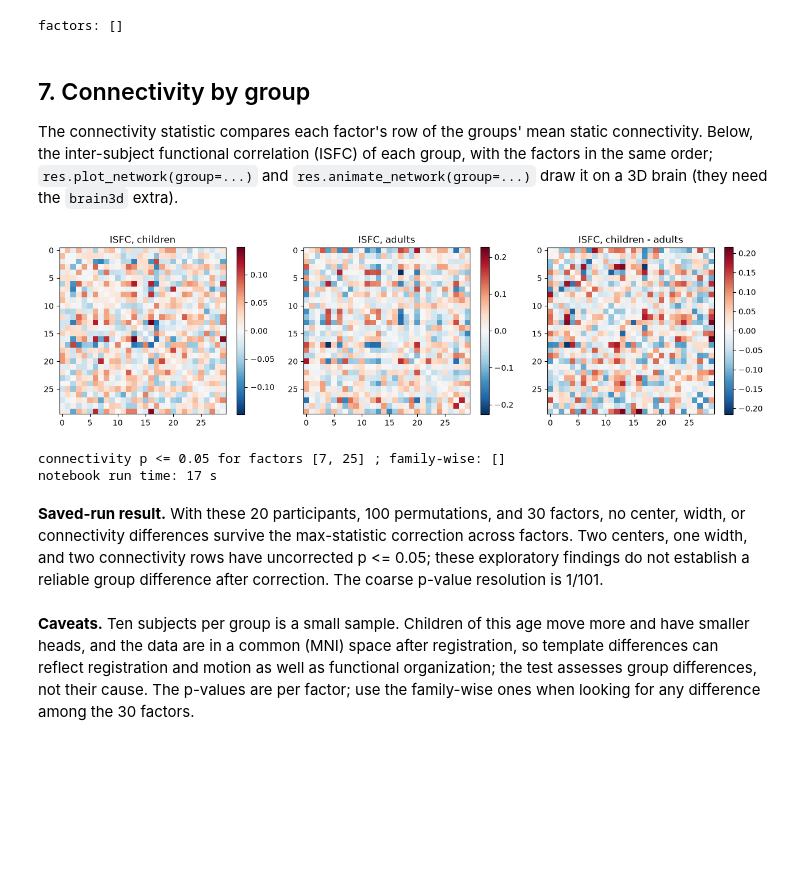
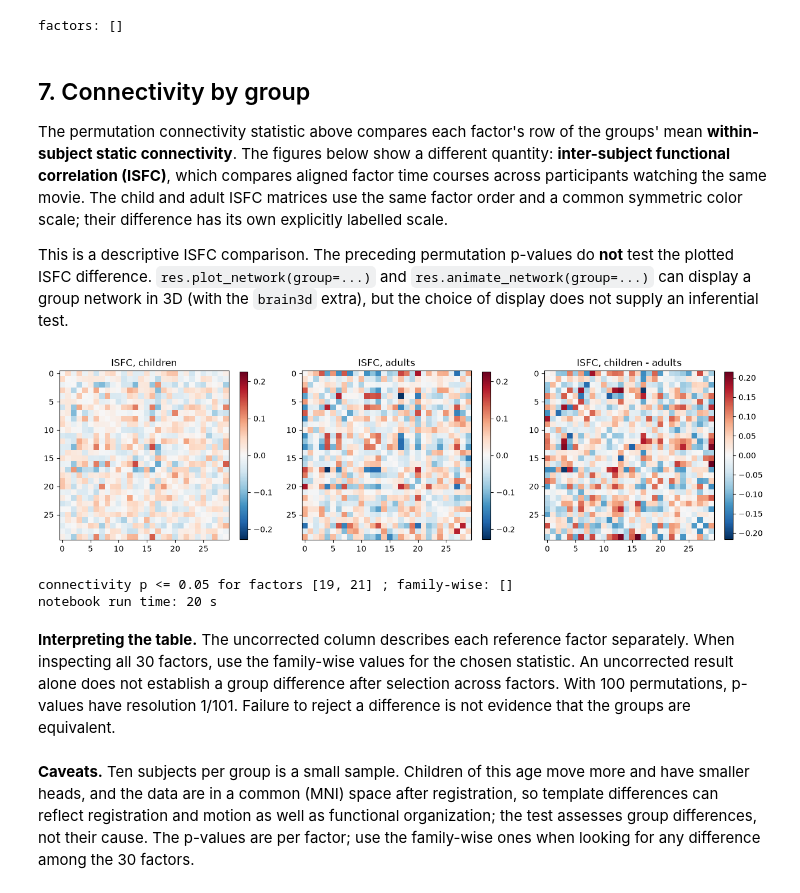
Before and after one commit to ContextLab/htfa, a Jupyter notebook: docs/tutorials/13_group_hierarchy.ipynb, the cells around one changed output. Drawn from its saved outputs; the diff is of its cells as text; code cells hidden in the pictures; blank space fills up the shorter version.

```diff
--- a/docs/tutorials/13_group_hierarchy.ipynb
+++ b/docs/tutorials/13_group_hierarchy.ipynb
@@ -301,6 +312,11 @@ Rs = [both.coords[i] for i in kids] + list(adults.coords)
 ids = [both.subject_ids[i] for i in kids] + list(adults.subject_ids)
 labels = ["child"] * len(kids) + ["adult"] * len(adults.data)
 ages = [float(both.phenotypic["Age"][i]) for i in kids] + list(adults.phenotypic["Age"])
+# Keep a reproducible participant order for the permutation reference.
+order = np.argsort(ids)
+Xs, Rs, ids, labels, ages = (
+    [values[i] for i in order] for values in (Xs, Rs, ids, labels, ages)
+)
 print(
     "children:",
     ids[:10],
@@ -342,10 +358,9 @@ else:
     model.converged_reason_ = str(fit["converged_reason"])
     fit_seconds = float(fit["fit_seconds"])
 res = htfa.HTFAResults(model, htfa.load(Xs, coords=Rs))
-print(
-    f"fit time: {fit_seconds:.0f} s; {model.n_iter_} global iterations "
-    f"({model.converged_reason_})"
-)
+if REFIT:
+    print(f"fit time: {fit_seconds:.0f} s")
+print(f"{model.n_iter_} global iterations ({model.converged_reason_})")
 print(
     "groups:",
     model.group_keys_,
@@ -374,7 +390,7 @@ disp = plotting.plot_connectome(
     node_color="black",
     node_size=25,
     figure=fig,
-    title="global (black), children, adults",
+    title="global (black), children (orange), adults (blue)",
     colorbar=False,
 )
 for g, col in colors.items():
@@ -430,6 +446,9 @@ else:
     if not REFIT:
         assert str(saved["fit_sha256"]) == htfa.datasets.TUTORIAL_FITS[NAME][1]
     test = GroupTest.from_arrays(saved)
+    assert test.reference_centers.shape == (model.K, Rs[0].shape[1])
+    assert np.isfinite(test.reference_centers).all()
+    assert np.array_equal(np.sort(test.reference_indices), np.arange(model.K))
     print(
         f"saved null: htfa.datasets.fetch_tutorial_fit({NULL_NAME!r}), SHA-256 checked"
     )
@@ -512,47 +531,47 @@ factors: []
 # %% [markdown]
 ## 7. Connectivity by group
 
-The connectivity statistic compares each factor's row of the groups' mean static connectivity. Below, the inter-subject functional correlation (ISFC) of each group, with the factors in the same order; `res.plot_network(group=...)` and `res.animate_network(group=...)` draw it on a 3D brain (they need the `brain3d` extra).
+The permutation connectivity statistic above compares each factor's row of the groups' mean **within-subject static connectivity**. The figures below show a different quantity: **inter-subject functional correlation (ISFC)**, which compares aligned factor time courses across participants watching the same movie. The child and adult ISFC matrices use the same factor order and a common symmetric color scale; their difference has its own explicitly labelled scale.
+
+This is a descriptive ISFC comparison. The preceding permutation p-values do **not** test the plotted ISFC difference. `res.plot_network(group=...)` and `res.animate_network(group=...)` can display a group network in 3D (with the `brain3d` extra), but the choice of display does not supply an inferential test.
 # %%
 isfc = {
     g: htfa.isfc([res.weights[s] for s in res.group_subjects(g)])
     for g in ("child", "adult")
 }
+off_diagonal = ~np.eye(model.K, dtype=bool)
+shared_limit = max(np.abs(m[off_diagonal]).max() for m in isfc.values())
 fig, axes = plt.subplots(1, 3, figsize=(13, 4))
 for ax, (title, m) in zip(
     axes,
     [
         ("children", isfc["child"]),
         ("adults", isfc["adult"]),
         ("children - adults", isfc["child"] - isfc["adult"]),
     ],
     strict=True,
 ):
     m = m.copy()
     np.fill_diagonal(m, 0)
-    lim = np.abs(m).max()
+    lim = np.abs(m).max() if title == "children - adults" else shared_limit
     im = ax.imshow(m, cmap="RdBu_r", vmin=-lim, vmax=lim)
     ax.set_title(f"ISFC, {title}")
     fig.colorbar(im, ax=ax, shrink=0.8)
 plt.tight_layout()
 plt.show()
 p = test.pvalues("connectivity")
 print(
     "connectivity p <= 0.05 for factors",
     np.flatnonzero(p <= 0.05).tolist(),
     "; family-wise:",
     np.flatnonzero(test.pvalues("connectivity", fwe=True) <= 0.05).tolist(),
 )
 print(f"notebook run time: {time.perf_counter() - T_START:.0f} s")
 # %% [output]
-[figure, old version]
+[figure, new version]
-connectivity p <= 0.05 for factors [7, 25] ; family-wise: []
-notebook run time: 17 s
+connectivity p <= 0.05 for factors [19, 21] ; family-wise: []
+notebook run time: 20 s
 # %% [markdown]
-**Saved-run result.** With these 20 participants, 100 permutations, and 30
-factors, no center, width, or connectivity differences survive the max-statistic
-correction across factors. Two centers, one width, and two connectivity rows have
-uncorrected p <= 0.05; these exploratory findings do not establish a reliable
-group difference after correction. The coarse p-value resolution is 1/101.
+**Interpreting the table.** The uncorrected column describes each reference factor separately. When inspecting all 30 factors, use the family-wise values for the chosen statistic. An uncorrected result alone does not establish a group difference after selection across factors. With 100 permutations, p-values have resolution 1/101. Failure to reject a difference is not evidence that the groups are equivalent.
 # %% [markdown]
 **Caveats.** Ten subjects per group is a small sample. Children of this age move more and have smaller heads, and the data are in a common (MNI) space after registration, so template differences can reflect registration and motion as well as functional organization; the test assesses group differences, not their cause. The p-values are per factor; use the family-wise ones when looking for any difference among the 30 factors.
```
Also changed, not shown: parts of 13 cells of this notebook, 43 other files.
